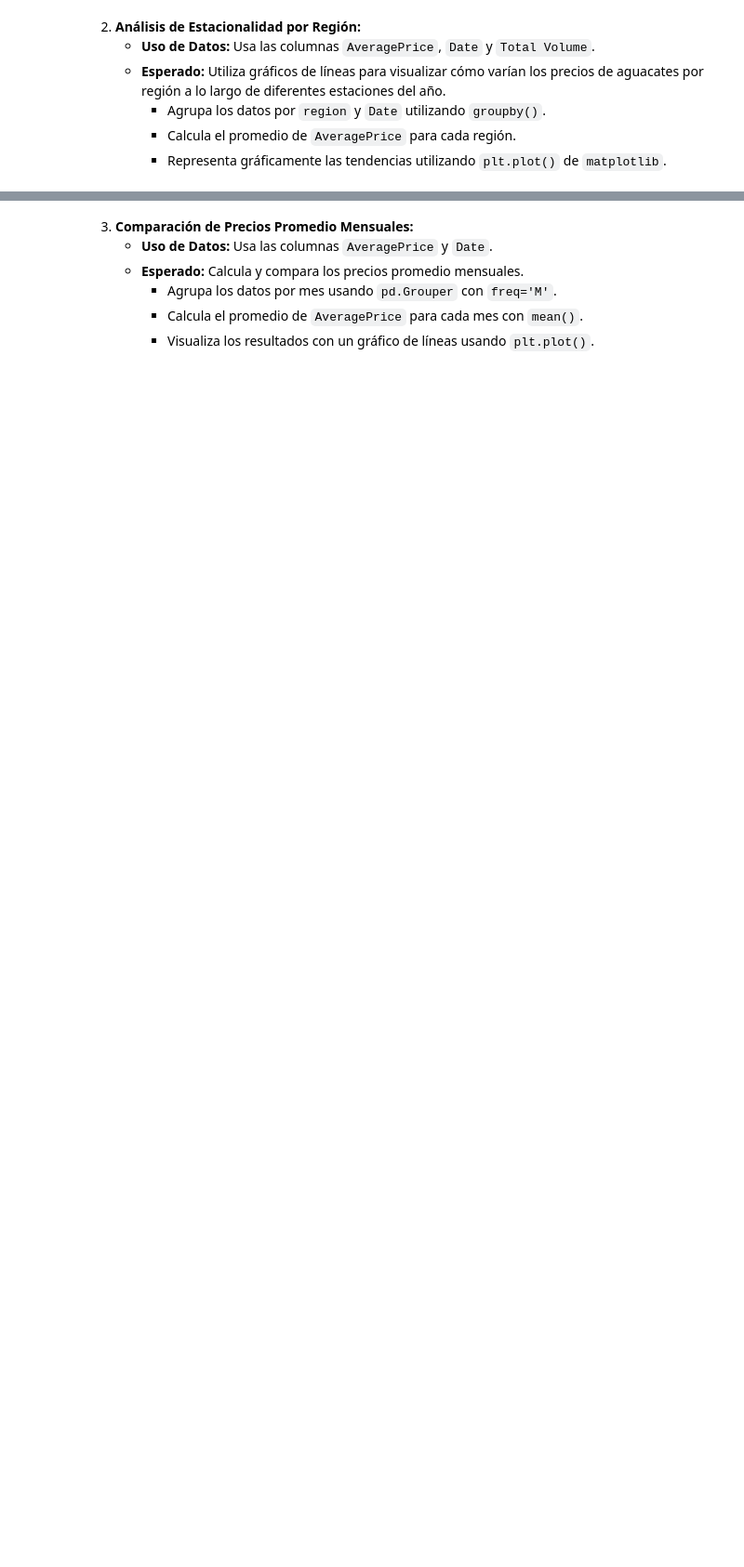
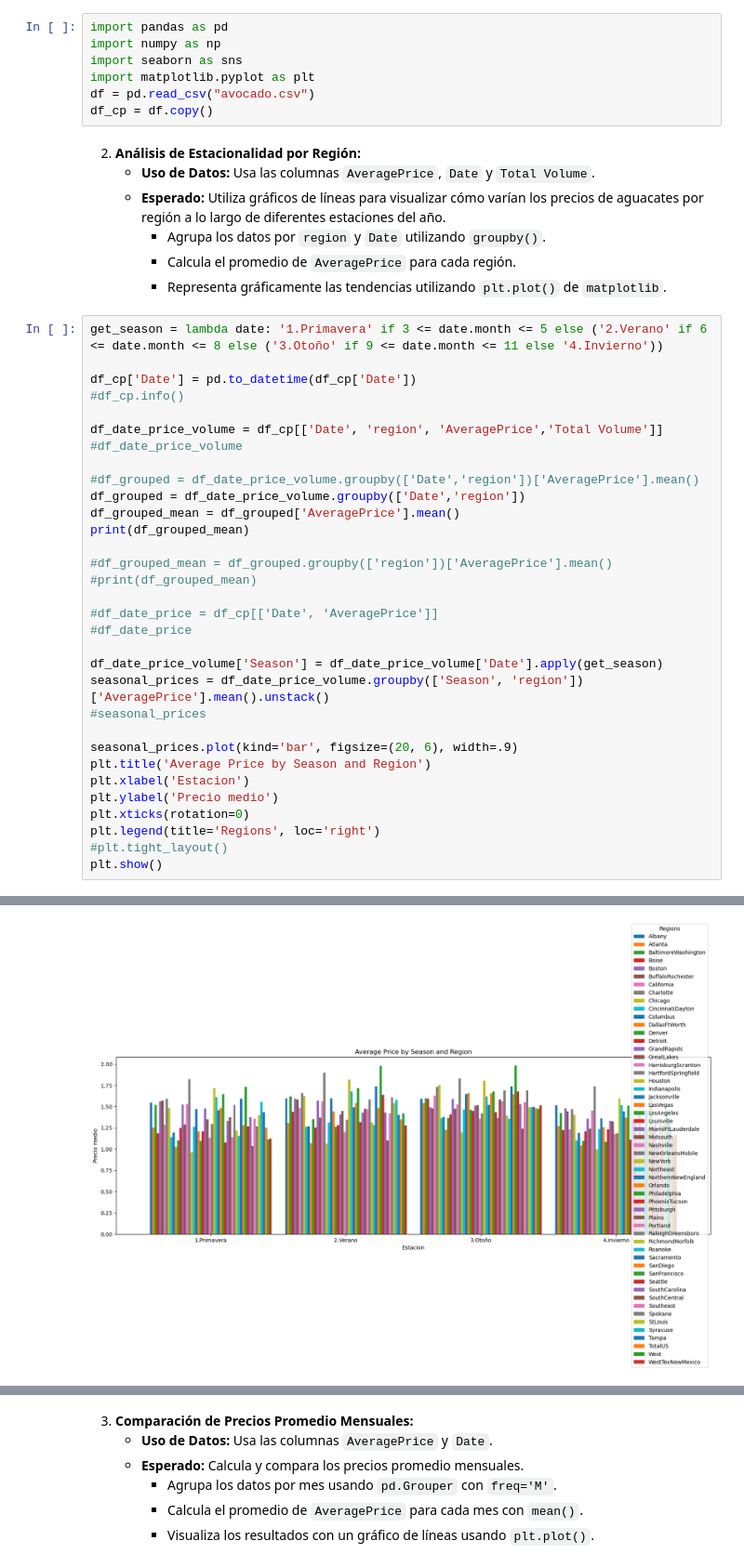
Before and after one commit to cpujol-dev/MiniProjectAavocado, a Jupyter notebook: proyecto_team.ipynb, the cells around one changed output, grey strips where cells are left out. Shown at 93% size. Saved outputs shown, nothing was run; the diff lists cells and outputs as text; blank space fills up the shorter version.

```diff
--- a/proyecto_team.ipynb
+++ b/proyecto_team.ipynb
@@ -145,3 +200,10 @@ El parámetro `period` especifica la duración del ciclo estacional. Por ejemplo
+# %%
+import pandas as pd
+import numpy as np
+import seaborn as sns
+import matplotlib.pyplot as plt
+df = pd.read_csv("avocado.csv")
+df_cp = df.copy()
 # %% [markdown]
 2. **Análisis de Estacionalidad por Región:**
    - **Uso de Datos:** Usa las columnas `AveragePrice`, `Date` y `Total Volume`.
@@ -149,3 +211,36 @@ El parámetro `period` especifica la duración del ciclo estacional. Por ejemplo
      - Agrupa los datos por `region` y `Date` utilizando `groupby()`.
      - Calcula el promedio de `AveragePrice` para cada región.
      - Representa gráficamente las tendencias utilizando `plt.plot()` de `matplotlib`.
+# %%
+get_season = lambda date: '1.Primavera' if 3 <= date.month <= 5 else ('2.Verano' if 6 <= date.month <= 8 else ('3.Otoño' if 9 <= date.month <= 11 else '4.Invierno'))
+
+df_cp['Date'] = pd.to_datetime(df_cp['Date'])
+#df_cp.info()
+
+df_date_price_volume = df_cp[['Date', 'region', 'AveragePrice','Total Volume']]
+#df_date_price_volume
+
+#df_grouped = df_date_price_volume.groupby(['Date','region'])['AveragePrice'].mean()
+df_grouped = df_date_price_volume.groupby(['Date','region'])
+df_grouped_mean = df_grouped['AveragePrice'].mean()
+print(df_grouped_mean)
+
+#df_grouped_mean = df_grouped.groupby(['region'])['AveragePrice'].mean()
+#print(df_grouped_mean)
+
+#df_date_price = df_cp[['Date', 'AveragePrice']]
+#df_date_price
+
+df_date_price_volume['Season'] = df_date_price_volume['Date'].apply(get_season)
+seasonal_prices = df_date_price_volume.groupby(['Season', 'region'])['AveragePrice'].mean().unstack()
+#seasonal_prices
+
+seasonal_prices.plot(kind='bar', figsize=(20, 6), width=.9)
+plt.title('Average Price by Season and Region')
+plt.xlabel('Estacion')
+plt.ylabel('Precio medio')
+plt.xticks(rotation=0)
+plt.legend(title='Regions', loc='right')
+#plt.tight_layout()
+plt.show()
+# %% [output]
@@ -151,0 +265 @@ El parámetro `period` especifica la duración del ciclo estacional. Por ejemplo
+[figure, added]
```
Also changed, not shown: parts of 44 cells of this notebook.
